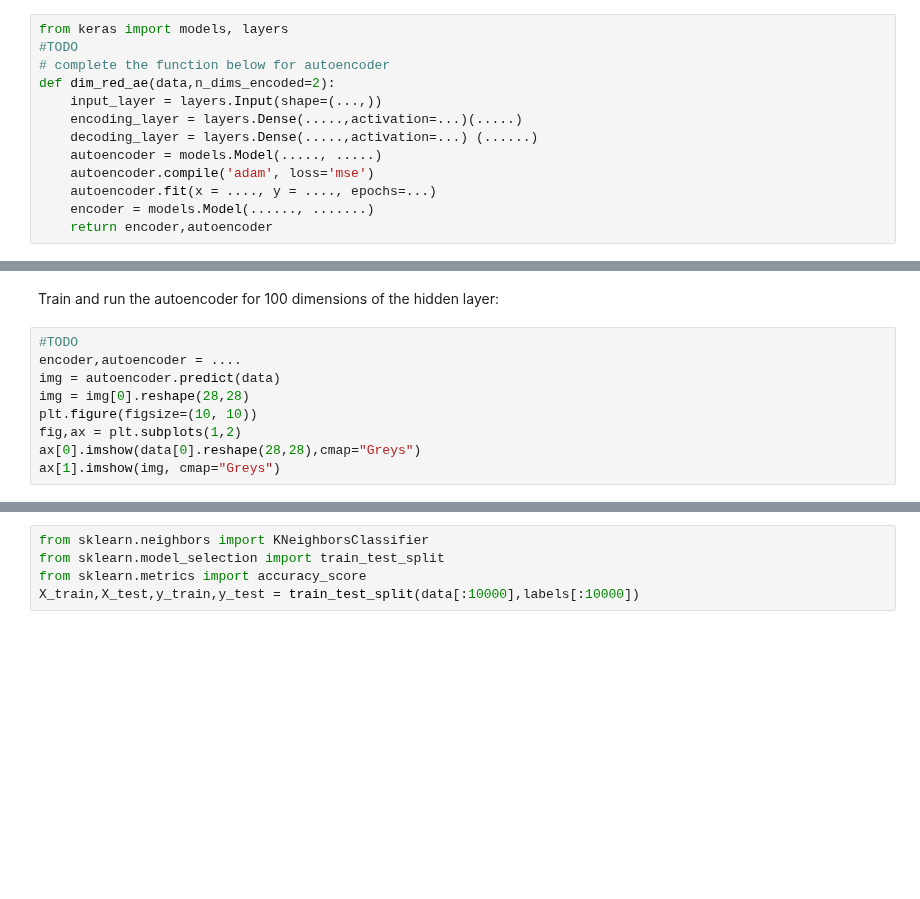
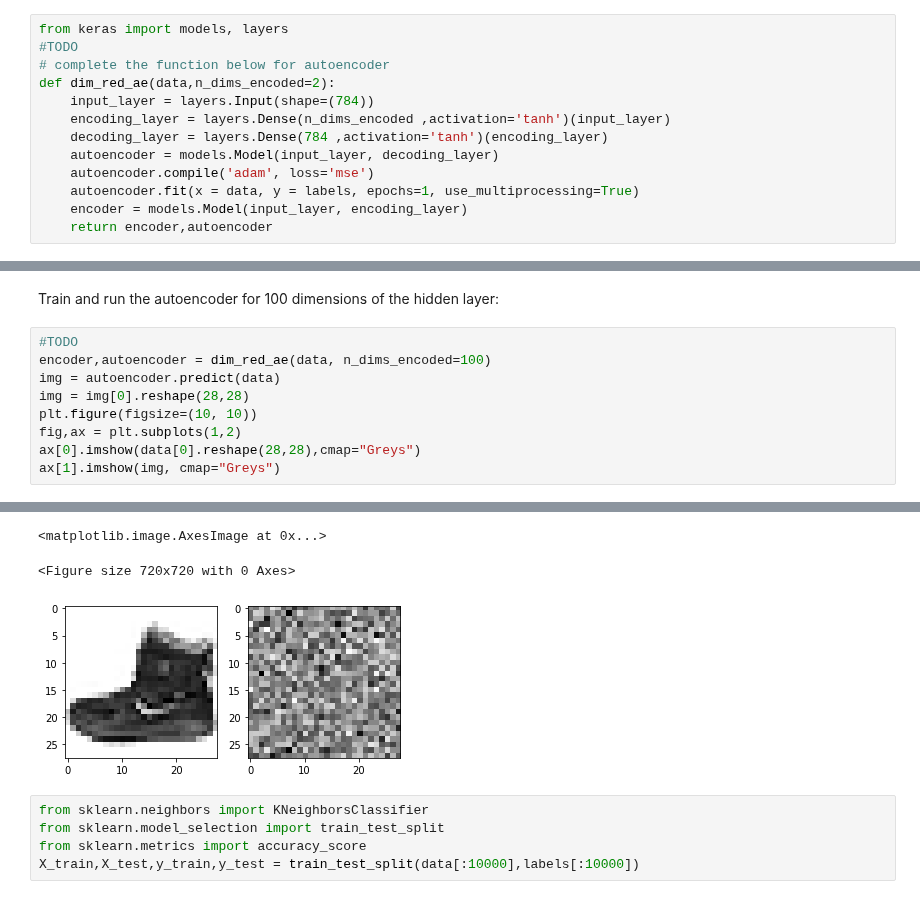
Before and after one commit to ivalencius/Machine_learning_INF264, a Jupyter notebook: Homework/7/Hw7_INF264_2021_template.ipynb, the cells around one changed output, grey strips where cells are left out. Saved outputs shown, nothing was run; the diff lists cells and outputs as text; blank space fills up the shorter version.

Commit message:
autoencoder doesnt work

```diff
--- a/Homework/7/Hw7_INF264_2021_template.ipynb
+++ b/Homework/7/Hw7_INF264_2021_template.ipynb
@@ -329,13 +339,13 @@ from keras import models, layers
 #TODO
 # complete the function below for autoencoder
 def dim_red_ae(data,n_dims_encoded=2):
-    input_layer = layers.Input(shape=(...,))
-    encoding_layer = layers.Dense(.....,activation=...)(.....)
-    decoding_layer = layers.Dense(.....,activation=...) (......)
-    autoencoder = models.Model(....., .....)
+    input_layer = layers.Input(shape=(784))
+    encoding_layer = layers.Dense(n_dims_encoded ,activation='tanh')(input_layer)
+    decoding_layer = layers.Dense(784 ,activation='tanh')(encoding_layer)
+    autoencoder = models.Model(input_layer, decoding_layer)
     autoencoder.compile('adam', loss='mse')
-    autoencoder.fit(x = ...., y = ...., epochs=...)
-    encoder = models.Model(......, .......)
+    autoencoder.fit(x = data, y = labels, epochs=1, use_multiprocessing=True)
+    encoder = models.Model(input_layer, encoding_layer)
     return encoder,autoencoder
 # %%
 encoder,autoencoder = dim_red_ae(data,n_dims_encoded=2)
@@ -355,10 +374,11 @@ ax[1].imshow(img, cmap="Greys")
 Train and run the autoencoder for 100 dimensions of the hidden layer:
 # %%
 #TODO
-encoder,autoencoder = ....
+encoder,autoencoder = dim_red_ae(data, n_dims_encoded=100)
 img = autoencoder.predict(data)
 img = img[0].reshape(28,28)
 plt.figure(figsize=(10, 10))
 fig,ax = plt.subplots(1,2)
 ax[0].imshow(data[0].reshape(28,28),cmap="Greys")
 ax[1].imshow(img, cmap="Greys")
+# %% [output]
@@ -365,3 +386,6 @@ ax[1].imshow(img, cmap="Greys")
+<matplotlib.image.AxesImage at 0x...>
+<Figure size 720x720 with 0 Axes>
+[figure, added]
 # %%
 from sklearn.neighbors import KNeighborsClassifier
 from sklearn.model_selection import train_test_split
```
Also changed, not shown: parts of 8 cells of this notebook.
